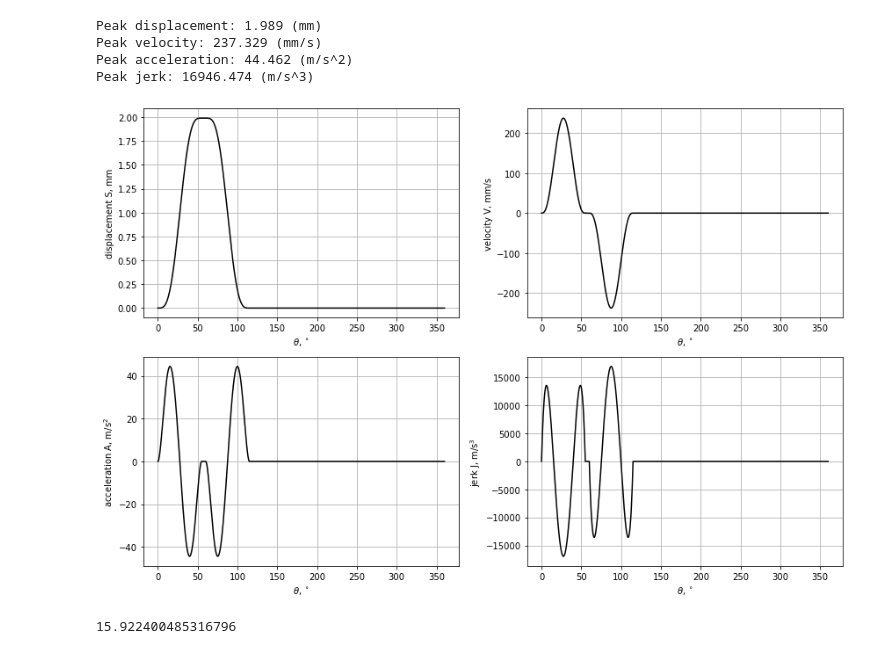
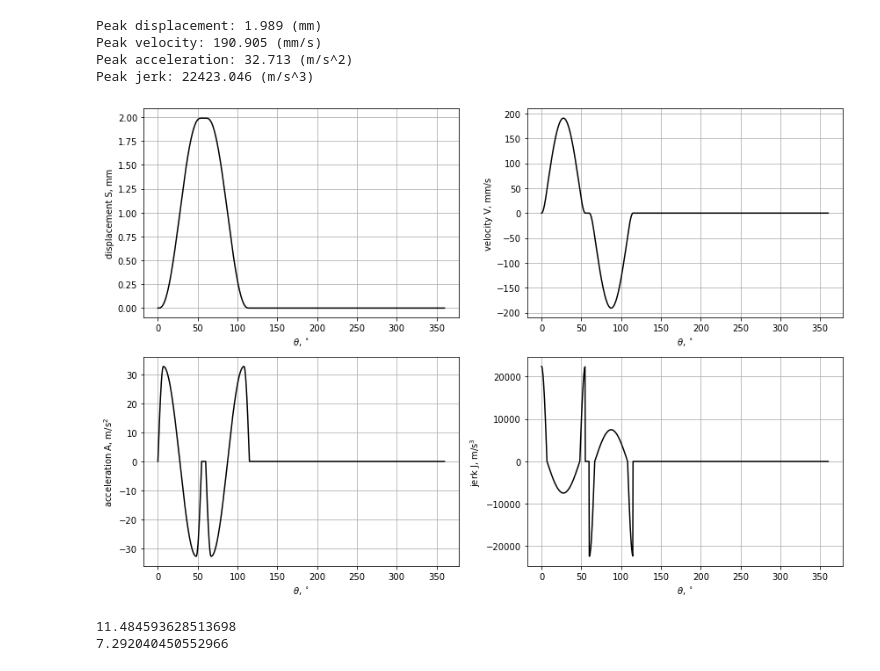
Before and after one commit to chimnonvuive/literate-meme, a Jupyter notebook: air compressor/cam.ipynb, the cells around one changed output. Saved outputs shown, nothing was run; the diff lists cells and outputs as text; code cells hidden in the pictures.

```diff
--- a/air compressor/cam.ipynb
+++ b/air compressor/cam.ipynb
@@ -126,10 +126,10 @@ h = float(2*sp.cos(ang*sp.pi/180))
 # omg = n*np.pi/30
 # h = 25#float(2*sp.cos(ang*sp.pi/180))
 
-s1 =  Full4567(h,b1)
+s1 =  FullModifiedSinusoidal(h,b1)
 s2 = s2n = np.ones(int(num*b2/360))*h
 # s3 = h * (1 - t/b3r + 1/2/sp.pi*sp.sin(2*sp.pi*t/b3r))
-s3 = -Full4567(h,b3) + h
+s3 = -FullModifiedSinusoidal(h,b3) + h
 s4 = s4n = np.zeros(int(num*b4/360))
 s1n = sp.lambdify(t,s1)
 s3n = sp.lambdify(t,s3)
@@ -163,37 +163,37 @@ dddys = np.hstack([ddds1n(t1*np.pi/180),ds2n,ddds3n(t3*np.pi/180),s4n])
 fig, ax = plt.subplots(2,2,figsize=(12,8))
 ax[0][0].plot(xs,ys,label='S',c='k')
 ax[0][0].set_xlabel(r'$\theta$, $^\circ$')
 ax[0][0].set_ylabel(r'displacement S, mm')
 ax[0][0].grid()
 
 ax[0][1].plot(xs,dys*omg,label='V',c='k')
 ax[0][1].set_xlabel(r'$\theta$, $^\circ$')
 ax[0][1].set_ylabel(r'velocity V, mm/s')
 ax[0][1].grid()
 
 ax[1][0].plot(xs,ddys*omg**2/1e3,label='A',c='k')
 ax[1][0].set_xlabel(r'$\theta$, $^\circ$')
 ax[1][0].set_ylabel(r'acceleration A, m/s$^2$')
 ax[1][0].grid()
 
 ax[1][1].plot(xs,dddys*omg**3/1e3,label='J',c='k')
 ax[1][1].set_xlabel(r'$\theta$, $^\circ$')
 ax[1][1].set_ylabel(r'jerk J, m/s$^3$')
 ax[1][1].grid()
 
 plt.tight_layout()
 print(r'Peak displacement: {0:.3f} (mm)'.format(np.max(abs(ys))))
 print(r'Peak velocity: {0:.3f} (mm/s)'.format(np.max(abs(dys*omg))))
 print(r'Peak acceleration: {0:.3f} (m/s^2)'.format(np.max(abs(ddys*omg**2)/1e3)))
 print(r'Peak jerk: {0:.3f} (m/s^3)'.format(np.max(abs(dddys*omg**3/1e3))))
 
 # plt.savefig('SVAJ2.png',dpi=600)
 # %% [output]
 Peak displacement: 1.989 (mm)
-Peak velocity: 237.329 (mm/s)
-Peak acceleration: 44.462 (m/s^2)
-Peak jerk: 16946.474 (m/s^3)
+Peak velocity: 190.905 (mm/s)
+Peak acceleration: 32.713 (m/s^2)
+Peak jerk: 22423.046 (m/s^3)
-[figure, old version]
+[figure, new version]
 # %%
 rho_min = 1.5
 Rb = rho_min - min(ys + ddys)
@@ -201,11 +201,13 @@ Rb = rho_min - min(ys + ddys)
 # print(np.where(-ys-ddys==min(-ys-ddys)))
 # 260/1000*360
 print(Rb)
-Rb = 17
+Rb = 12
+print(max(dys)-min(dys))
 # pn = sp.lambdify(t,p)
 # plt.plot(np.linspace(0,100), pn(np.linspace(0,100)))
 # %% [output]
-15.922400485316796
+11.484593628513698
+7.292040450552966
 # %%
 s, x, theta = ys, dys, xs*np.pi/180
 RA = np.sqrt((Rb+s)**2 + x**2)
```
Also changed, not shown: parts of 1 cell of this notebook, 23 other files.
